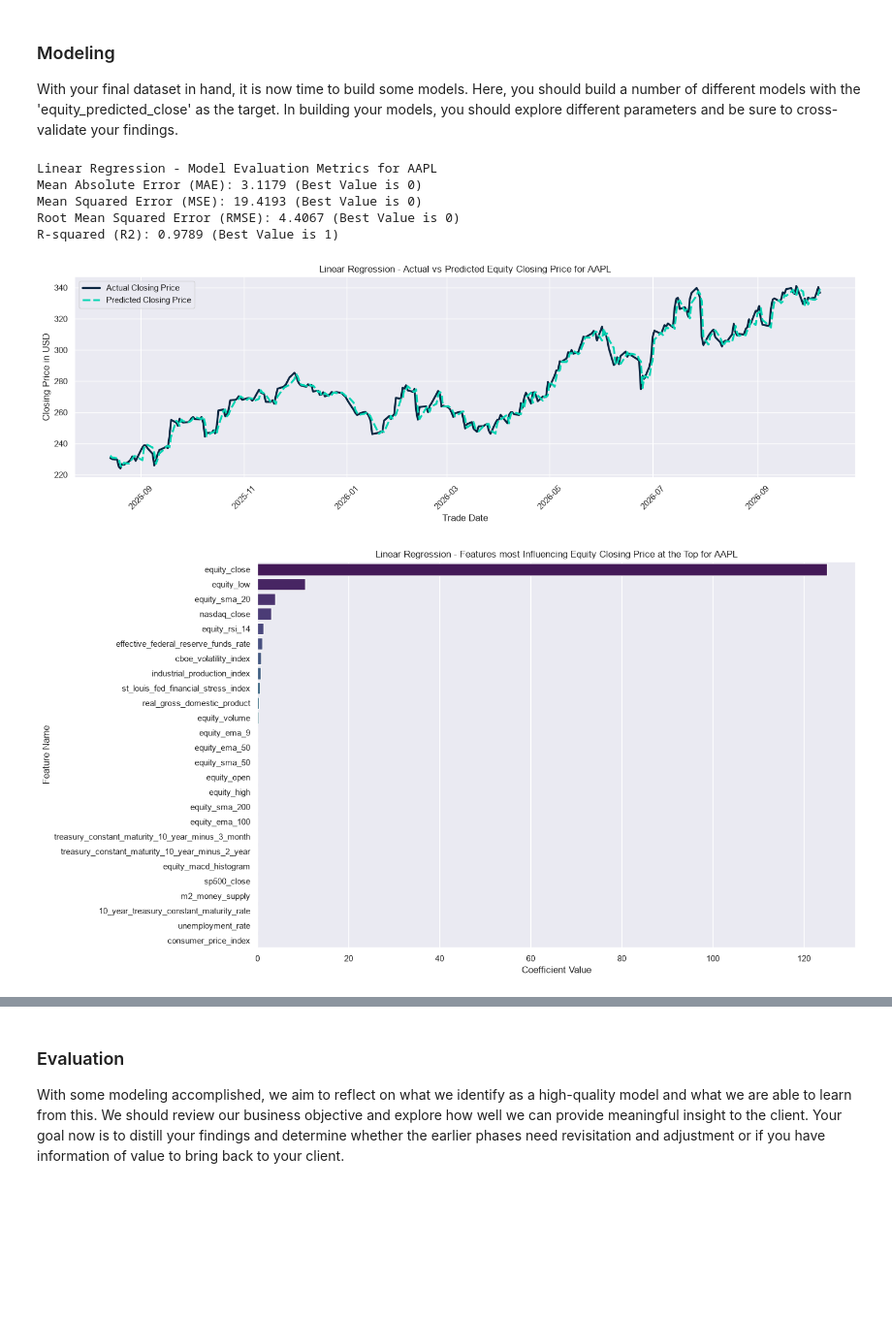
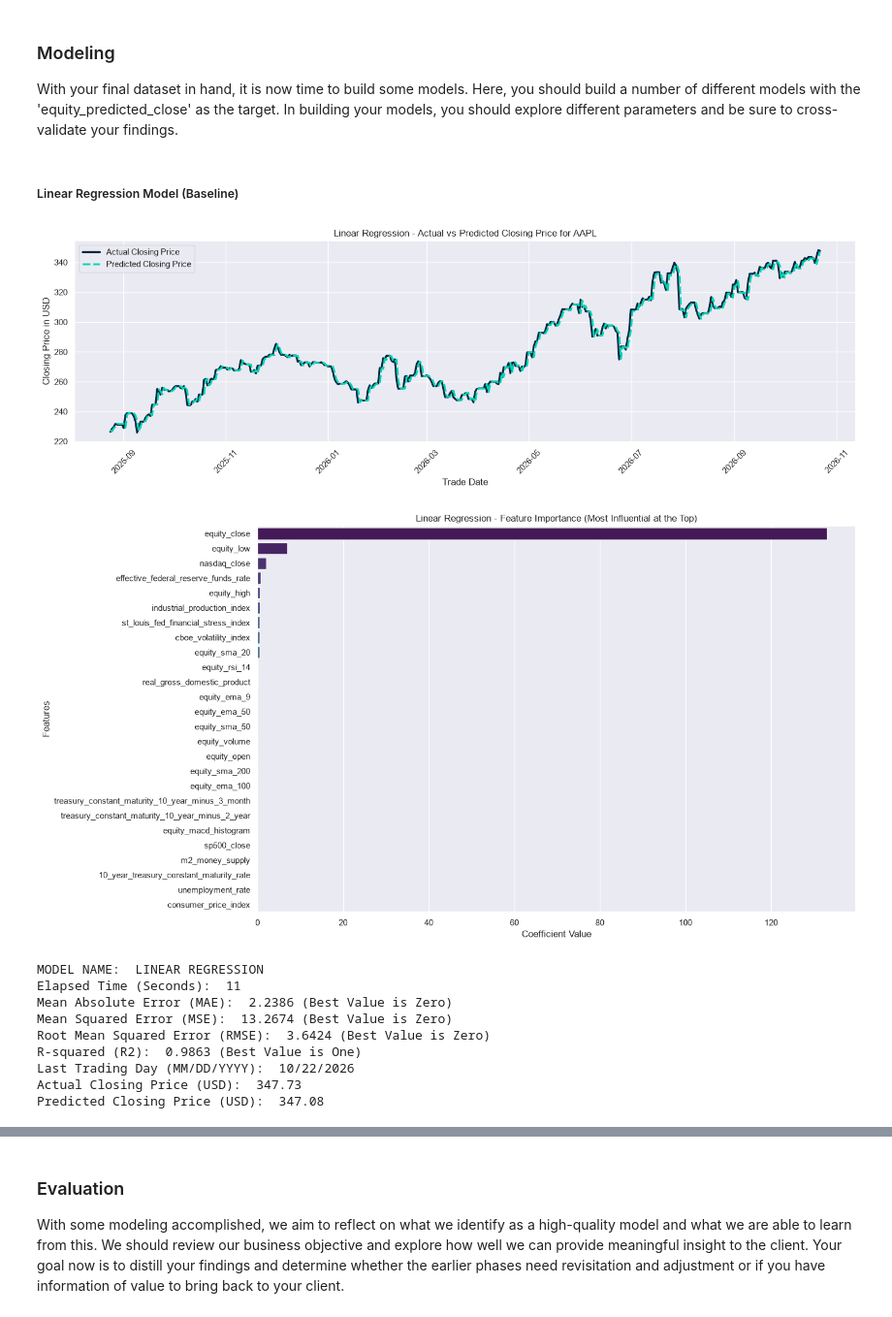
Before and after one commit to nishafpa/university_project_001, a Jupyter notebook: EquityClosingPricePrediction.ipynb, the cells around one changed output, grey strips where cells are left out. Shown at 97% size. Cells and saved outputs as stored; diff of their text form; code cells hidden in the pictures; blank space fills up the shorter version.

```diff
--- a/EquityClosingPricePrediction.ipynb
+++ b/EquityClosingPricePrediction.ipynb
@@ -377,8 +433,12 @@ for name, series_id in fred_series_dict.items():
 # Concatenate all series horizontally into a single DataFrame
 fred_original_df = pd.concat(fred_data_frames, axis=1)
 
+# Create all Calendar Days and forward-fill (previous day's value to use for next day if the next day has no value) values to fill for Weekly, Monthly, Quarterly columns
+temp_calendar_days_df = pd.date_range(start=fred_original_df.index.min(), end=fred_original_df.index.max(), freq="D")
+fred_original_df = fred_original_df.reindex(temp_calendar_days_df).ffill()
+
 # Drop the intermediate variables to save memory
-del fred_data_frames
+del fred_data_frames, temp_calendar_days_df
 
 # Display the combined dataframe
 print(fred_original_df.head())
@@ -416,15 +476,11 @@ yf_original_sp500_df = yf_original_sp500_df[yf_original_sp500_df.index >= '2021-
 # Get the data from 1/1/2021 from yf_original_nasdaq_df dataframe for Post Covid analysis
 yf_original_nasdaq_df = yf_original_nasdaq_df[yf_original_nasdaq_df.index >= '2021-01-01']
 
-# Forward fill FRED DataFrame, since some series are Weekly, Monthly or Quarterly, and this will ensure that the data is aligned with the equity data downloaded from Yahoo Finance
-# Forward fill is used to propagate the last valid observation forward to the next valid observation, which is useful for time series data where we want to fill in missing values with the most recent available data point.
-fred_filled_df = fred_original_df.ffill()
-
-# Get the data from 1/1/2021 from fred_filled_df dataframe for Post Covid analysis
-fred_filled_df = fred_filled_df[fred_filled_df.index >= '2021-01-01']
+# Get the data from 1/1/2021 from fred_original_df dataframe for Post Covid analysis
+fred_original_df = fred_original_df[fred_original_df.index >= '2021-01-01']
 
 # Inner Join the dataframe yf_original_equity_df with yf_original_sp500_df, yf_original_nasdaq_df and fred_filled_df to create a merged dataframe
-equity_df = yf_original_equity_df.join([yf_original_sp500_df, yf_original_nasdaq_df, fred_filled_df], how="inner")
+equity_df = yf_original_equity_df.join([yf_original_sp500_df, yf_original_nasdaq_df, fred_original_df], how="inner")
 
 # Create target column for next trading day's closing price in the current row, which will be used for supervised learning
 equity_df['equity_predicted_close'] = equity_df['equity_close'].shift(-1)
@@ -513,8 +571,12 @@ plt.show() # Display the plots
 ### Modeling
 
 With your final dataset in hand, it is now time to build some models.  Here, you should build a number of different models with the 'equity_predicted_close' as the target. In building your models, you should explore different parameters and be sure to cross-validate your findings.
+# %% [markdown]
+##### Linear Regression Model (Baseline)
 # %%
-# Create a Baseline Linear Regression Model
+# Linear Regression Model
+
+start_time = time.perf_counter() # Record start time
 
 # Create X and y from the equity_df dataset where 'equity_predicted_close' column is the target and the remaining columns are the features
 X = equity_df.drop(columns=['equity_predicted_close']) # Data Frame for Features
@@ -560,54 +622,76 @@ mse = round(mean_squared_error(y_test, y_pred),4) # Best Value is 0. Measures th
 rmse = round(np.sqrt(mse),4) # Best Value is 0. Measures the square root of the average squared distance between actual and predicted values. It is in the same unit as the target variable and is more interpretable than MSE.
 r2 = round(r2_score(y_test, y_pred),4) # Best Value is 1. Measures the proportion of variance in the target variable that is explained by the model. It ranges from 0 to 1, with higher values indicating better model performance.
 
-# Print Metrics
-print(f"\nLinear Regression - Model Evaluation Metrics for {ticker}")
-print(f"Mean Absolute Error (MAE): {mae} (Best Value is 0)")
-print(f"Mean Squared Error (MSE): {mse} (Best Value is 0)")
-print(f"Root Mean Squared Error (RMSE): {rmse} (Best Value is 0)")
-print(f"R-squared (R2): {r2} (Best Value is 1)")
-
 # Plot the Actual vs Predicted Closing Price for the Test Set
 # Create DatetimeIndex object to store the index of the test set
 test_data_DatetimeIndex = X_test.index
 
 # Create a DataFrame in Wide Format for Seaborn Line Plot
 df_wide = pd.DataFrame({'Actual Closing Price': y_test, 'Predicted Closing Price': y_pred}, index=test_data_DatetimeIndex)
 
 # Define a custom color palette for the line plot to make it visually appealing and easy to distinguish between actual and predicted values
 custom_palette = {
     'Actual Closing Price': '#0A2540',    # Deep Navy Blue
     'Predicted Closing Price': '#00D4B2'  # Bright Teal
 }
 
 plt.figure(figsize=(15, 5)) # Set the figure size to 15 inches wide and 5 inches tall
 sns.lineplot(data=df_wide, palette=custom_palette, linewidth=2.5) # Plot the actual and predicted closing prices using Seaborn's lineplot function, with the specified color palette and line width
-plt.title(f'Linear Regression - Actual vs Predicted Equity Closing Price for {ticker}') # Set the title of the plot to include the ticker symbol for clarity
+plt.title(f'Linear Regression - Actual vs Predicted Closing Price for {ticker}') # Set the title of the plot to include the ticker symbol for clarity
 plt.xlabel('Trade Date') # Set the x-axis label to 'Trade Date' to indicate that the x-axis represents the dates of the trades
 plt.ylabel('Closing Price in USD') # Set the y-axis label to 'Closing Price' to indicate that the y-axis represents the closing prices of the equity
 plt.xticks(rotation=45) # Rotate the x-axis labels by 45 degrees for better readability, especially when there are many dates on the x-axis
 plt.tight_layout() # Adjust the padding of the plot to ensure that all elements are visible and not cut off
 plt.show() # Display the plot
 
 # Plot the most influential features in the top using Seaborn
 # Create dataframe for Features and Coefficients
 feature_coefficient_df = pd.DataFrame({
     'Feature': [name.split('__')[-1] for name in list(best_model.named_steps['scaler'].get_feature_names_out())],
     'Coefficient': best_model.named_steps['regressor'].coef_
 })
 
-plt.figure(figsize=(15, 8)) # Set the figure size to 15 inches wide and 10 inches tall
+plt.figure(figsize=(15, 8)) # Set the figure size to 15 inches wide and 8 inches tall
 sns.barplot(data=feature_coefficient_df.sort_values(by='Coefficient', ascending=False), x='Coefficient', y='Feature', palette='viridis') # Plot the coefficients of the features using Seaborn's barplot function, sorting the features by their coefficient values in descending order, and using the 'viridis' color palette for better visual distinction
-plt.title(f'Linear Regression - Features most Influencing Equity Closing Price at the Top for {ticker}') # Set the title of the plot to indicate that it shows the features most influencing the equity closing price for the specified ticker
+plt.title(f'Linear Regression - Feature Importance (Most Influential at the Top)') # Set the title of the plot to indicate that it shows the features most influencing the equity closing price for the specified ticker
 plt.xlabel('Coefficient Value') # Set the x-axis label to 'Coefficient Value' to indicate that the x-axis represents the values of the coefficients for each feature
-plt.ylabel('Feature Name') # Set the y-axis label to 'Feature Name' to indicate that the y-axis represents the names of the features used in the model
+plt.ylabel('Features') # Set the y-axis label to 'Feature Name' to indicate that the y-axis represents the names of the features used in the model
 plt.tight_layout() # Adjust the padding of the plot to ensure that all elements are visible and not cut off
 plt.show() # Display the plot
+
+end_time = time.perf_counter() # Record end time
+elapsed_seconds = round(end_time - start_time, 0) # Calculate elapsed time in Seconds
+
+# Create Summary Statistics
+lr_metrics_dict = {"Model Name" : "LINEAR REGRESSION",
+                   "Elapsed Time (Seconds)" : int(elapsed_seconds),
+                   "Mean Absolute Error (MAE)" : mae,
+                   "Mean Squared Error (MSE)" : mse,
+                   "Root Mean Squared Error (RMSE)" : rmse.item(),
+                   "R-squared (R2)" : r2,
+                   "Last Trading Day (MM/DD/YYYY)": test_data_DatetimeIndex[-1].strftime("%m/%d/%Y"),
+                   "Actual Closing Price (USD)" : round(y_test.iloc[-1],2).item(),
+                   "Predicted Closing Price (USD)" : round(y_pred[-1],2).item()
+                   }
+
+print("MODEL NAME: ", lr_metrics_dict["Model Name"])
+print("Elapsed Time (Seconds): ", lr_metrics_dict["Elapsed Time (Seconds)"])
+print("Mean Absolute Error (MAE): ", lr_metrics_dict["Mean Absolute Error (MAE)"], "(Best Value is Zero)")
+print("Mean Squared Error (MSE): ", lr_metrics_dict["Mean Squared Error (MSE)"], "(Best Value is Zero)")
+print("Root Mean Squared Error (RMSE): ", lr_metrics_dict["Root Mean Squared Error (RMSE)"], "(Best Value is Zero)")
+print("R-squared (R2): ", lr_metrics_dict["R-squared (R2)"], "(Best Value is One)")
+print("Last Trading Day (MM/DD/YYYY): ", lr_metrics_dict["Last Trading Day (MM/DD/YYYY)"])
+print("Actual Closing Price (USD): ", lr_metrics_dict["Actual Closing Price (USD)"])
+print("Predicted Closing Price (USD): ", lr_metrics_dict["Predicted Closing Price (USD)"])
 # %% [output]
-Linear Regression - Model Evaluation Metrics for AAPL
-Mean Absolute Error (MAE): 3.1179 (Best Value is 0)
-Mean Squared Error (MSE): 19.4193 (Best Value is 0)
-Root Mean Squared Error (RMSE): 4.4067 (Best Value is 0)
-R-squared (R2): 0.9789 (Best Value is 1)
-[figure, old version]
+[figure, new version]
-[figure, old version]
+[figure, new version]
+MODEL NAME:  LINEAR REGRESSION
+Elapsed Time (Seconds):  11
+Mean Absolute Error (MAE):  2.2386 (Best Value is Zero)
+Mean Squared Error (MSE):  13.2674 (Best Value is Zero)
+Root Mean Squared Error (RMSE):  3.6424 (Best Value is Zero)
+R-squared (R2):  0.9863 (Best Value is One)
+Last Trading Day (MM/DD/YYYY):  10/22/2026
+Actual Closing Price (USD):  347.73
+Predicted Closing Price (USD):  347.08
```
Also changed, not shown: parts of 33 cells of this notebook, 3 other files.
